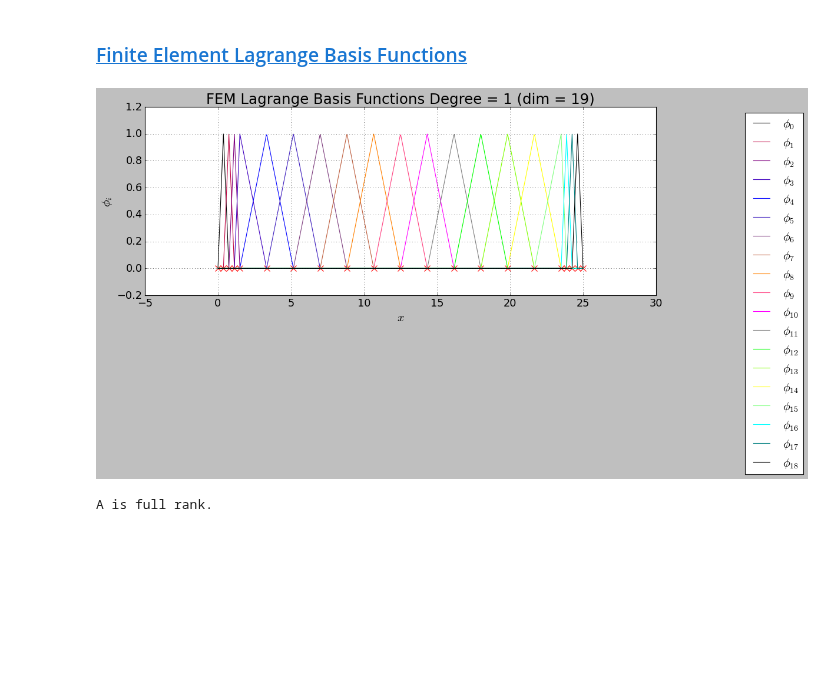
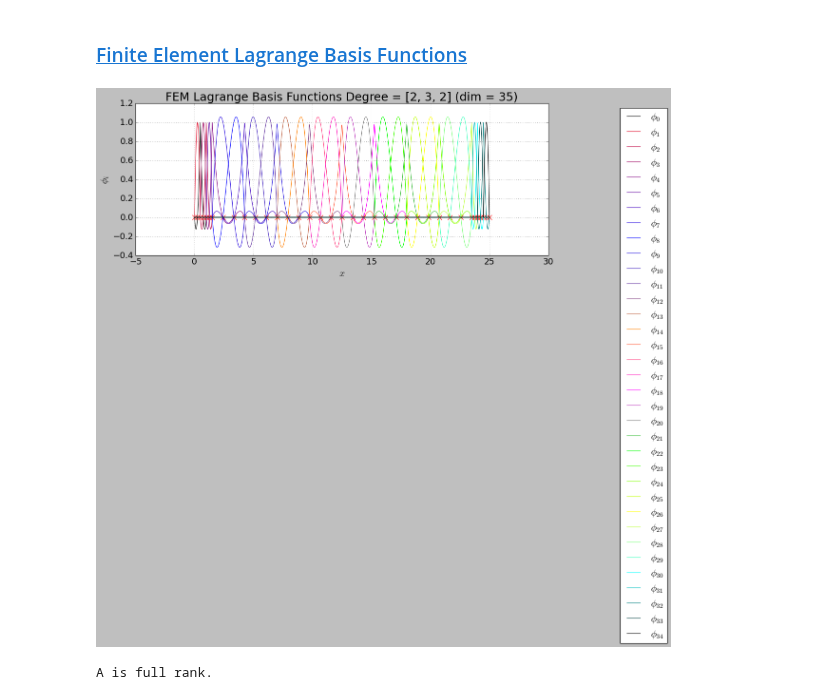
Before and after one commit to dpploy/engy-5330, a Jupyter notebook: notebooks/05a-rayleigh-ritz-fem-verification.ipynb, the cells around one changed output. Saved outputs shown, nothing was run; the diff lists cells and outputs as text; code cells hidden in the pictures; blank space fills up the shorter version.

```diff
--- a/notebooks/05a-rayleigh-ritz-fem-verification.ipynb
+++ b/notebooks/05a-rayleigh-ritz-fem-verification.ipynb
@@ -359,17 +359,21 @@ plt.show()
 # %%
 '''Build the basis functions'''
 
 degree = 1
+n_elem=[4,12,4]
+
+degree = [2,3,2]
+n_elem = [3,8,3]
 
 try:
     from engy_5310.toolkit import FEMBasis
 except ModuleNotFoundError:
     assert False, 'You need to provide your own code here. Bailing out.'
 
-femlb = FEMBasis(degree=degree, n_elem=[4,12,4], x_partition=[x_a, x_a+1.5, x_b-1.5, x_b], bc_x_min='dirichlet', bc_x_max='dirichlet')
+femlb = FEMBasis(degree=degree, n_elem=n_elem, x_partition=[x_a, x_a+1.5, x_b-1.5, x_b], bc_x_min='dirichlet', bc_x_max='dirichlet')
 femlb.plot(n_plot_pts=800)
 # %% [output]
-[figure, old version]
+[figure, new version]
 # %%
 '''Build the matrix of coefficients of the linear system'''
 
```
Also changed, not shown: parts of 8 cells of this notebook, 4 other files.
